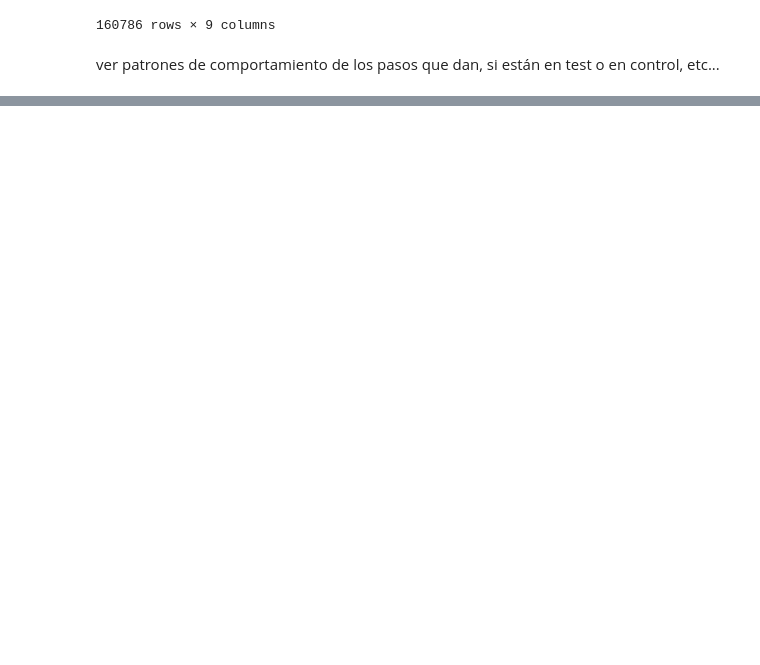
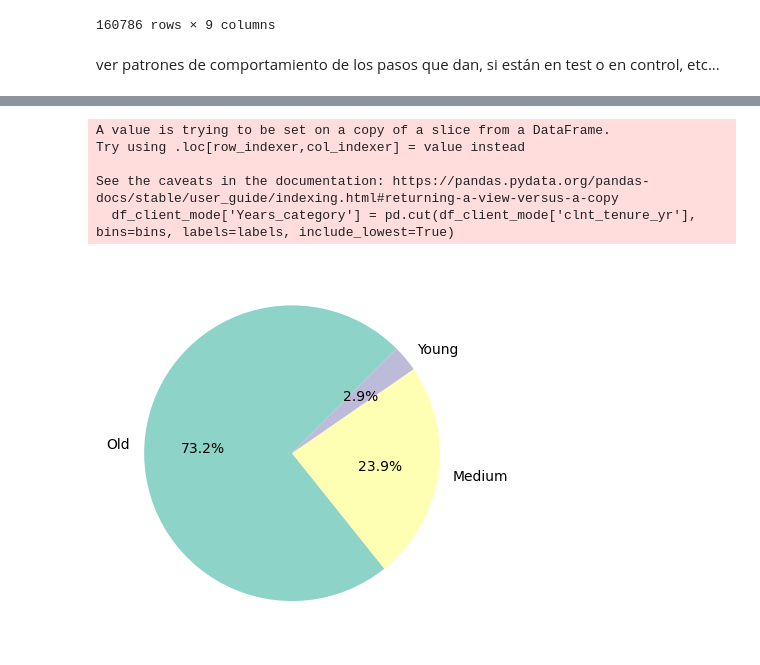
Before and after one commit to juaruibel/project2-cx-julio-juanjo, a Jupyter notebook: notebooks/notebook.ipynb, the cells around one changed output, grey strips where cells are left out. Cells and saved outputs as stored; diff of their text form; code cells hidden in the pictures; blank space fills up the shorter version.

```diff
--- a/notebooks/notebook.ipynb
+++ b/notebooks/notebook.ipynb
@@ -176,0 +208,3 @@ ver patrones de comportamiento de los pasos que dan, si están en test o en cont
+# %%
+cols = ["clnt_tenure_yr","clnt_tenure_mnth","gendr","num_accts","bal","calls_6_mnth","logons_6_mnth"]
+df1 = df1.dropna(subset=cols)
@@ -176,0 +224,8 @@ ver patrones de comportamiento de los pasos que dan, si están en test o en cont
+# %%
+mode_calls = df1["calls_6_mnth"].mode()[0]
+# %%
+mode_logons = df1["logons_6_mnth"].mode()[0]
+
+df_client_mode = df1[(df1["logons_6_mnth"] >= mode_logons) & (df1["calls_6_mnth"]>=mode_calls)]
+
+df_client_mode["clnt_age"].min()
@@ -176,0 +234,6 @@ ver patrones de comportamiento de los pasos que dan, si están en test o en cont
+# %%
+bins = [17.0, 30.0, 50.0, 96.0]
+labels = ['Young', 'Medium', 'Old',]
+df_client_mode['Age_category'] = pd.cut(df_client_mode['clnt_age'], bins=bins, labels=labels, include_lowest=True)
+
+df_client_mode
@@ -176,0 +259,24 @@ ver patrones de comportamiento de los pasos que dan, si están en test o en cont
+# %%
+df_client_mode["clnt_tenure_yr"].describe()
+
+bins = [2, 15, 35, 55]
+labels = ['New', 'Established', 'Loyal',]
+df_client_mode['Years_category'] = pd.cut(df_client_mode['clnt_tenure_yr'], bins=bins, labels=labels, include_lowest=True)
+
+q3 = df_client_mode["bal"].quantile(0.75)
+
+high_value_client = df_client_mode[df_client_mode["bal"] > q3]
+
+freq_table_high_value = high_value_client["Age_category"].value_counts()
+
+colors = sns.color_palette("Set3", n_colors=len(freq_table))
+ax = freq_table_high_value.plot.pie(autopct="%1.1f%%", startangle=45, colors=colors)
+ax.set_ylabel("")
+plt.show()
+# %% [output]
+A value is trying to be set on a copy of a slice from a DataFrame.
+Try using .loc[row_indexer,col_indexer] = value instead
+
+See the caveats in the documentation: https://pandas.pydata.org/pandas-docs/stable/user_guide/indexing.html#returning-a-view-versus-a-copy
+  df_client_mode['Years_category'] = pd.cut(df_client_mode['clnt_tenure_yr'], bins=bins, labels=labels, include_lowest=True)
+[figure, added]
```
Also changed, not shown: parts of 7 cells of this notebook.
